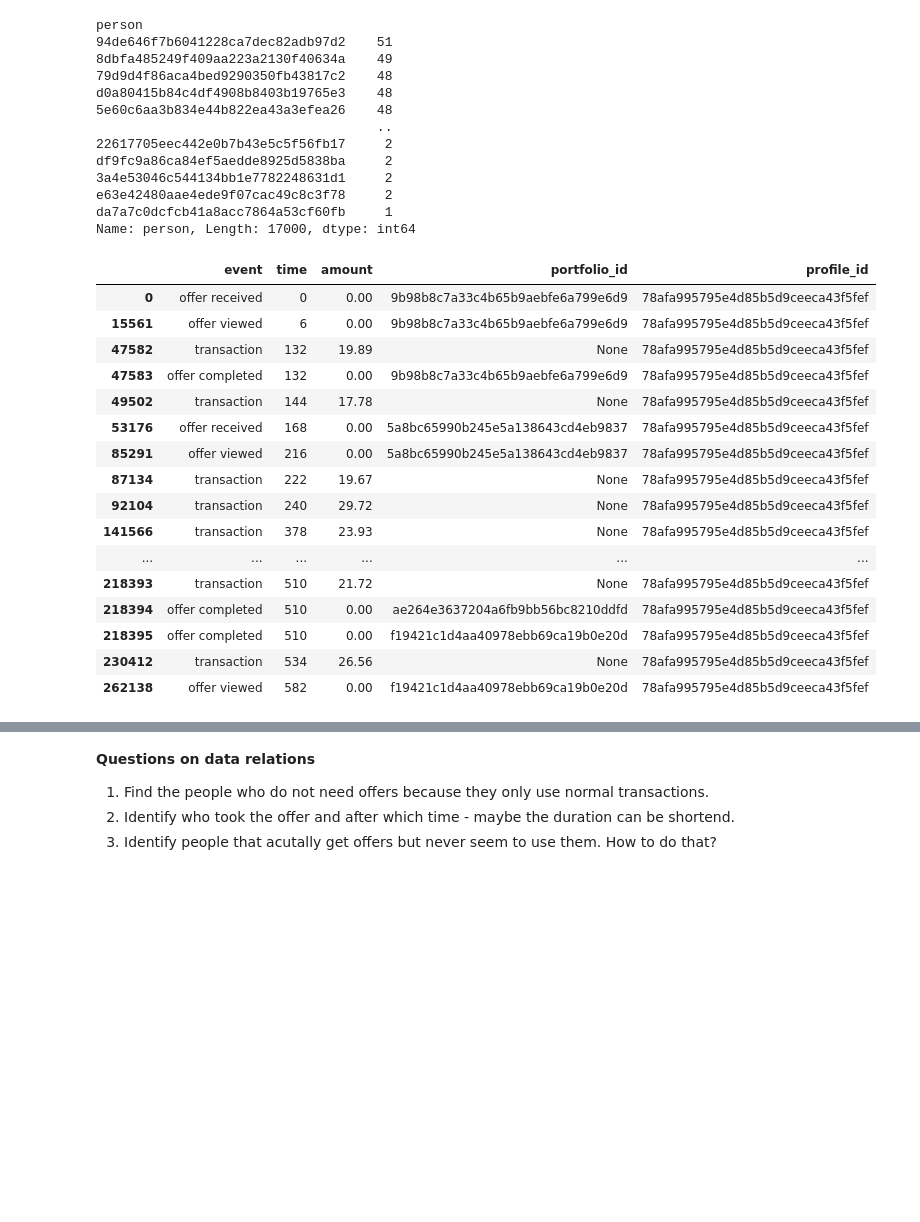
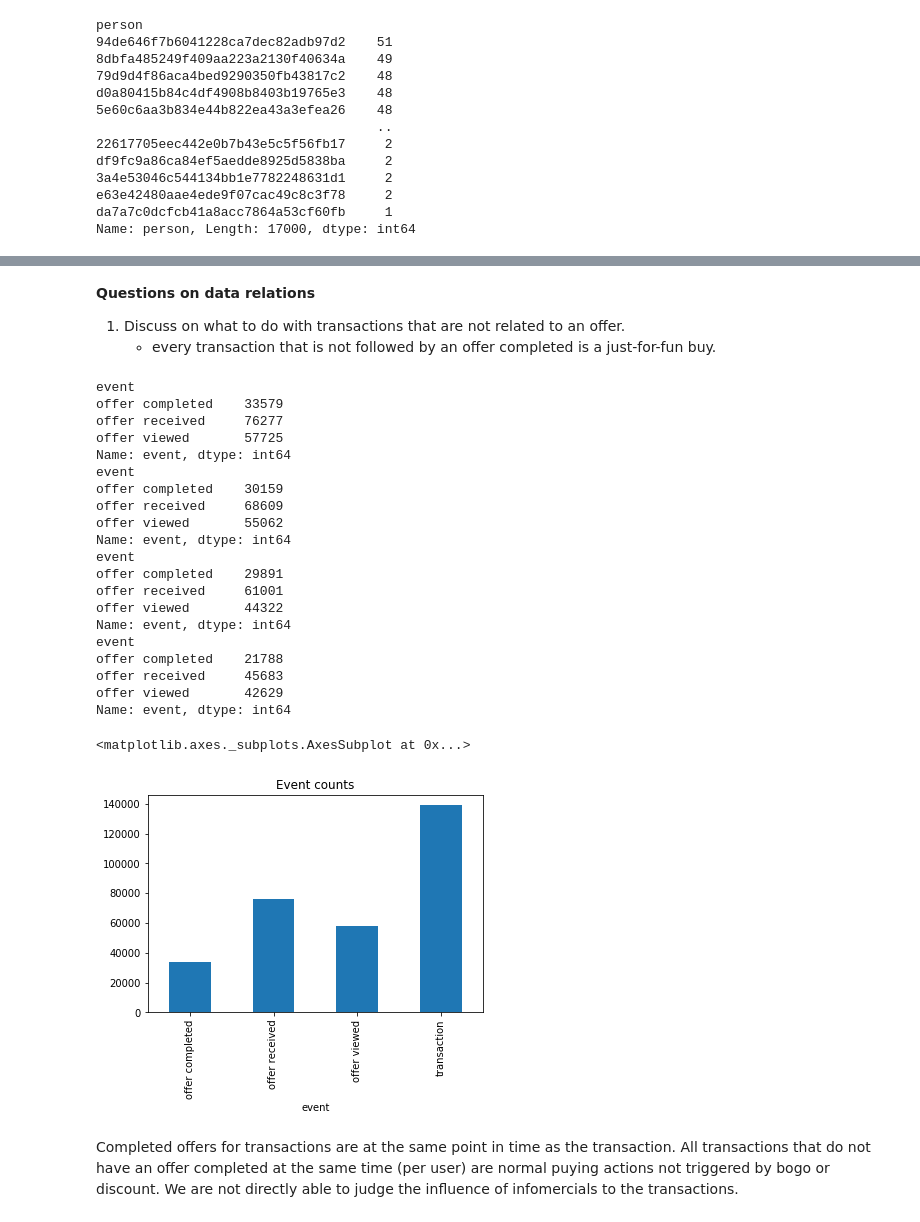
Before and after one commit to tosi88/udacity-starbucks-capstone, a Jupyter notebook: main.ipynb, the cells around one changed output, grey strips where cells are left out. Drawn from its saved outputs; the diff is of its cells as text; code cells hidden in the pictures; blank space fills up the shorter version.

Commit message:
add check for transaction usage

```diff
--- a/main.ipynb
+++ b/main.ipynb
@@ -308,26 +308,6 @@ transcript['amount'] = transcript['value'].apply(lambda x: determine_amount(x))
 transcript['portfolio_id'] = transcript['value'].apply(lambda x: determine_portfolio_id(x))
 transcript['profile_id'] = transcript["person"]
 transcript_new = transcript.drop(['person', 'value'], axis=1)
-
-transcript_new[transcript_new['profile_id']=='78afa995795e4d85b5d9ceeca43f5fef']
-# %% [output]
-|  | event | time | amount | portfolio_id | profile_id |
-| 0 | offer received | 0 | 0.00 | 9b98b8c7a33c4b65b9aebfe6a799e6d9 | 78afa995795e4d85b5d9ceeca43f5fef |
-| 15561 | offer viewed | 6 | 0.00 | 9b98b8c7a33c4b65b9aebfe6a799e6d9 | 78afa995795e4d85b5d9ceeca43f5fef |
-| 47582 | transaction | 132 | 19.89 | None | 78afa995795e4d85b5d9ceeca43f5fef |
-| 47583 | offer completed | 132 | 0.00 | 9b98b8c7a33c4b65b9aebfe6a799e6d9 | 78afa995795e4d85b5d9ceeca43f5fef |
-| 49502 | transaction | 144 | 17.78 | None | 78afa995795e4d85b5d9ceeca43f5fef |
-| 53176 | offer received | 168 | 0.00 | 5a8bc65990b245e5a138643cd4eb9837 | 78afa995795e4d85b5d9ceeca43f5fef |
-| 85291 | offer viewed | 216 | 0.00 | 5a8bc65990b245e5a138643cd4eb9837 | 78afa995795e4d85b5d9ceeca43f5fef |
-| 87134 | transaction | 222 | 19.67 | None | 78afa995795e4d85b5d9ceeca43f5fef |
-| 92104 | transaction | 240 | 29.72 | None | 78afa995795e4d85b5d9ceeca43f5fef |
-| 141566 | transaction | 378 | 23.93 | None | 78afa995795e4d85b5d9ceeca43f5fef |
-| ... | ... | ... | ... | ... | ... |
-| 218393 | transaction | 510 | 21.72 | None | 78afa995795e4d85b5d9ceeca43f5fef |
-| 218394 | offer completed | 510 | 0.00 | ae264e3637204a6fb9bb56bc8210ddfd | 78afa995795e4d85b5d9ceeca43f5fef |
-| 218395 | offer completed | 510 | 0.00 | f19421c1d4aa40978ebb69ca19b0e20d | 78afa995795e4d85b5d9ceeca43f5fef |
-| 230412 | transaction | 534 | 26.56 | None | 78afa995795e4d85b5d9ceeca43f5fef |
-| 262138 | offer viewed | 582 | 0.00 | f19421c1d4aa40978ebb69ca19b0e20d | 78afa995795e4d85b5d9ceeca43f5fef |
 # %%
 # join data frames together - prepartion:
 profile = profile.rename(columns={"id": "profile_id"})
@@ -357,8 +337,39 @@ df[df['profile_id']=='78afa995795e4d85b5d9ceeca43f5fef']
 | 15 | offer completed | 510 | 0.00 | f19421c1d4aa40978ebb69ca19b0e20d | 78afa995795e4d85b5d9ceeca43f5fef | F | 75 | 20170509 | 100000.0 | ... |
 | 16 | transaction | 534 | 26.56 | None | 78afa995795e4d85b5d9ceeca43f5fef | F | 75 | 20170509 | 100000.0 | ... |
 | 17 | offer viewed | 582 | 0.00 | f19421c1d4aa40978ebb69ca19b0e20d | 78afa995795e4d85b5d9ceeca43f5fef | F | 75 | 20170509 | 100000.0 | ... |
-# %% [markdown]
-**Questions on data relations**
-1. Find the people who do not need offers because they only use normal transactions.
-2. Identify who took the offer and after which time - maybe the duration can be shortend.
-3. Identify people that acutally get offers but never seem to use them. How to do that?
+# %% [markdown]
+**Questions on data relations**
+1. Discuss on what to do with transactions that are not related to an offer.
+   - every transaction that is not followed by an offer completed is a just-for-fun buy.
+# %%
+print(df.query("email == 1").groupby(['event'])["event"].count())
+print(df.query("mobile == 1").groupby(['event'])["event"].count())
+print(df.query("web == 1").groupby(['event'])["event"].count())
+print(df.query("social == 1").groupby(['event'])["event"].count())
+
+df.groupby(['event'])["event"].count().plot(kind="bar", title="Event counts")
+# %% [output]
+event
+offer completed    33579
+offer received     76277
+offer viewed       57725
+Name: event, dtype: int64
+event
+offer completed    30159
+offer received     68609
+offer viewed       55062
+Name: event, dtype: int64
+event
+offer completed    29891
+offer received     61001
+offer viewed       44322
+Name: event, dtype: int64
+event
+offer completed    21788
+offer received     45683
+offer viewed       42629
+Name: event, dtype: int64
+<matplotlib.axes._subplots.AxesSubplot at 0x...>
+[figure, added]
+# %% [markdown]
+Completed offers for transactions are at the same point in time as the transaction. All transactions that do not have an offer completed at the same time (per user) are normal puying actions not triggered by bogo or discount. We are not directly able to judge the influence of infomercials to the transactions.
```
Also changed, not shown: parts of 1 cell of this notebook.
